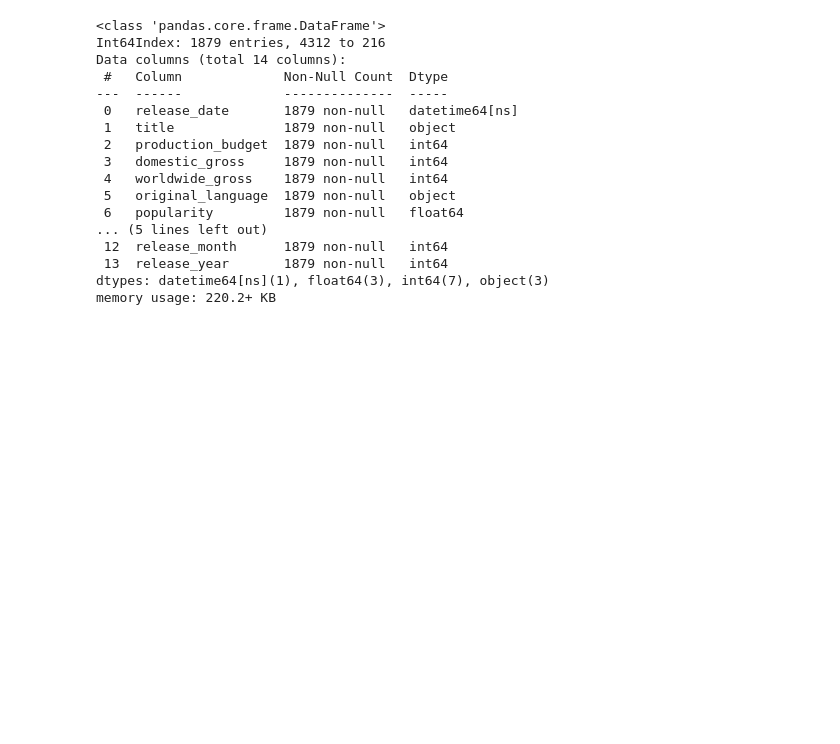
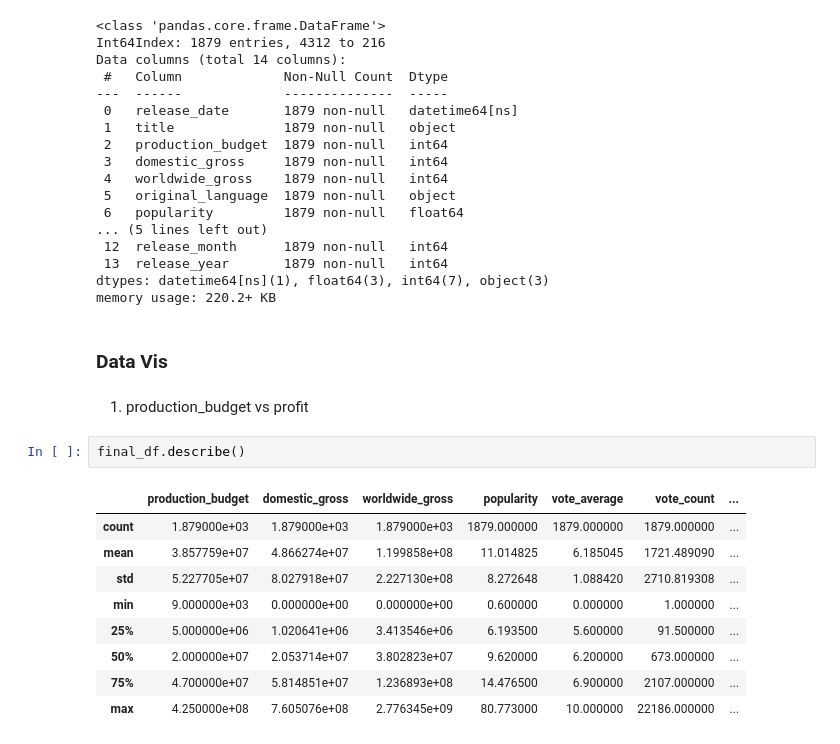
Before and after one commit to dquillao/dsc-mod-1-project-v2-1-online-ds-sp-000, a Jupyter notebook: EDA 2.ipynb, the cells around one changed output. Cells and saved outputs as stored; diff of their text form; blank space fills up the shorter version.

Commit message:
Started data vis

```diff
--- a/EDA 2.ipynb
+++ b/EDA 2.ipynb
@@ -783,3 +783,19 @@ Data columns (total 14 columns):
  13  release_year       1879 non-null   int64
 dtypes: datetime64[ns](1), float64(3), int64(7), object(3)
 memory usage: 220.2+ KB
+# %% [markdown]
+### Data Vis
+# %% [markdown]
+1. production_budget vs profit
+# %%
+final_df.describe()
+# %% [output]
+|  | production_budget | domestic_gross | worldwide_gross | popularity | vote_average | vote_count | ... |
+| count | 1.879000e+03 | 1.879000e+03 | 1.879000e+03 | 1879.000000 | 1879.000000 | 1879.000000 | ... |
+| mean | 3.857759e+07 | 4.866274e+07 | 1.199858e+08 | 11.014825 | 6.185045 | 1721.489090 | ... |
+| std | 5.227705e+07 | 8.027918e+07 | 2.227130e+08 | 8.272648 | 1.088420 | 2710.819308 | ... |
+| min | 9.000000e+03 | 0.000000e+00 | 0.000000e+00 | 0.600000 | 0.000000 | 1.000000 | ... |
+| 25% | 5.000000e+06 | 1.020641e+06 | 3.413546e+06 | 6.193500 | 5.600000 | 91.500000 | ... |
+| 50% | 2.000000e+07 | 2.053714e+07 | 3.802823e+07 | 9.620000 | 6.200000 | 673.000000 | ... |
+| 75% | 4.700000e+07 | 5.814851e+07 | 1.236893e+08 | 14.476500 | 6.900000 | 2107.000000 | ... |
+| max | 4.250000e+08 | 7.605076e+08 | 2.776345e+09 | 80.773000 | 10.000000 | 22186.000000 | ... |
```
Also changed, not shown: parts of 3 cells of this notebook.
